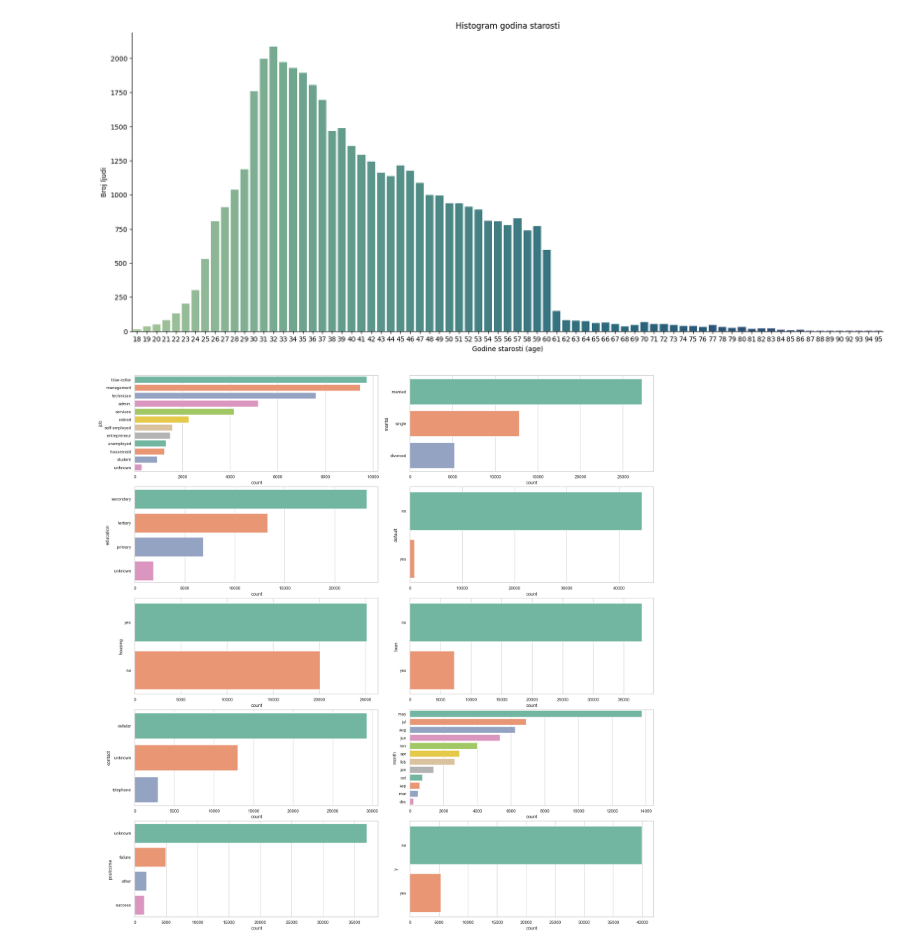
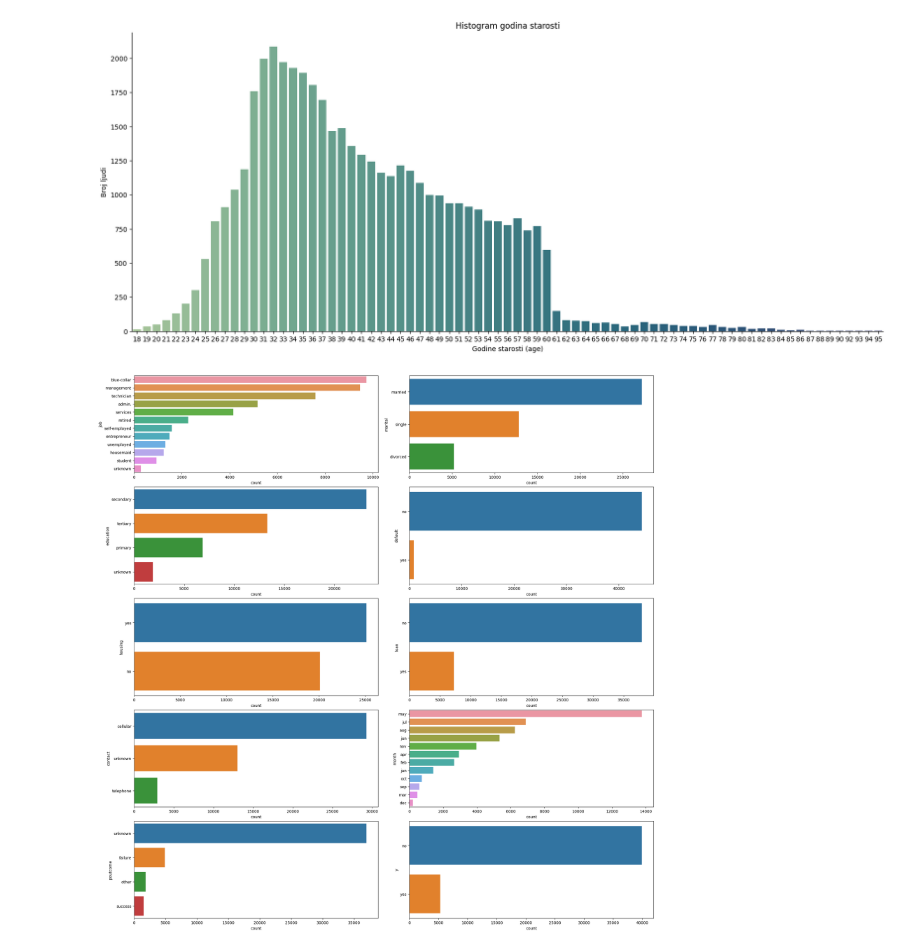
Before and after one commit to MilicaRangelov/Masinsko_ucenje, a Jupyter notebook: prvi_projekat/bank_marketing.ipynb, the cells around one changed output. Saved outputs shown, nothing was run; the diff lists cells and outputs as text; code cells hidden in the pictures.

```diff
--- a/prvi_projekat/bank_marketing.ipynb
+++ b/prvi_projekat/bank_marketing.ipynb
@@ -159,12 +158,12 @@ sns.despine()
 # %%
 fig, axs = plt.subplots(5, 2, figsize=(20, 20), constrained_layout=True)
 categorical = df.select_dtypes(include='object').columns.tolist()
 for i, f in enumerate(categorical):
     sns.countplot(y=f, data=df,
-                  ax=axs[i//2][i % 2], palette="Set2",
+                  ax=axs[i//2][i % 2],
                   order=df[f].value_counts().index)
 # %% [output]
-[figure, old version]
+[figure, new version]
 # %%
 counts = pd.crosstab(df['job'], df['y'])
 percentages = counts.div(counts.sum(1), axis=0)
```
Also changed, not shown: parts of 25 cells of this notebook.
